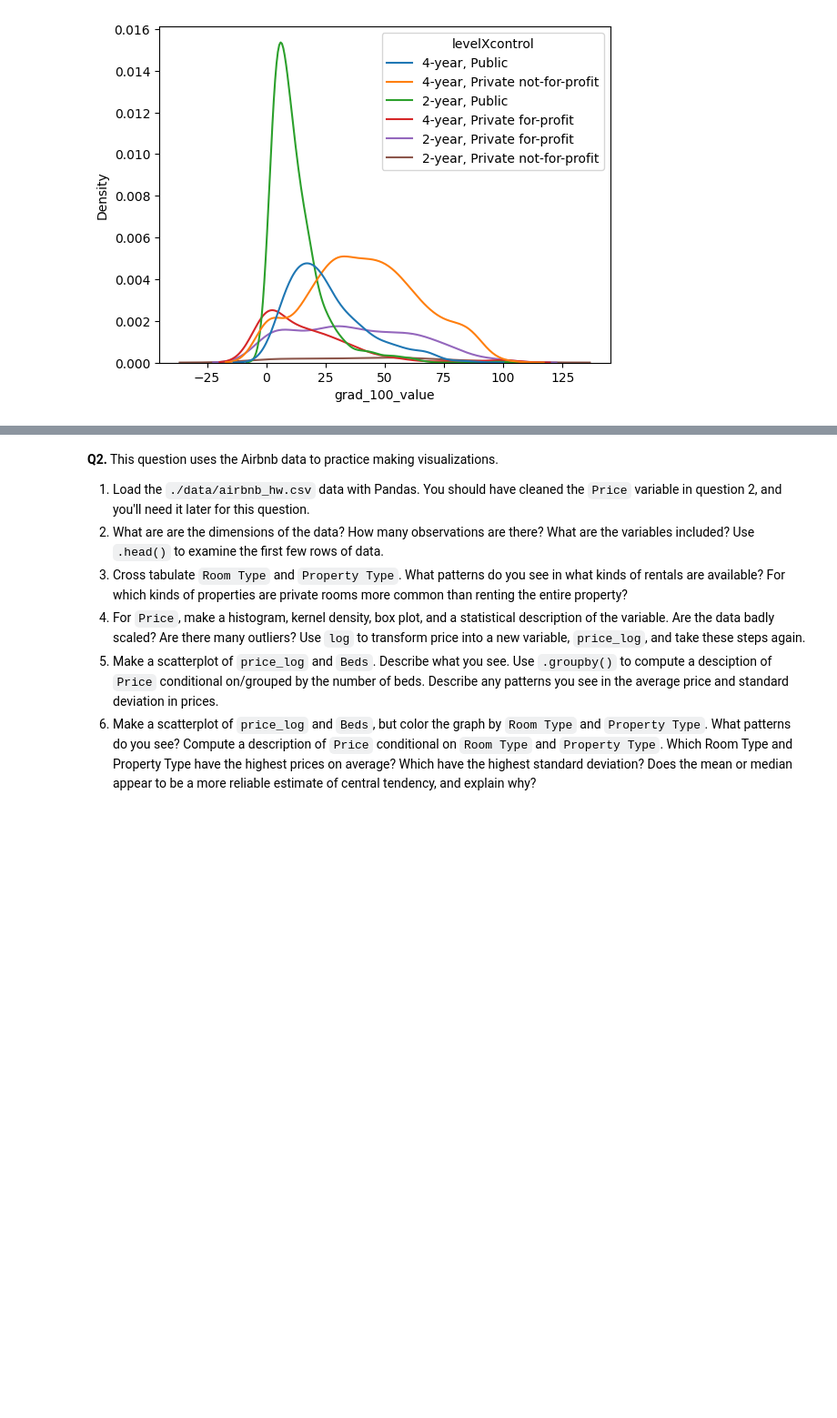
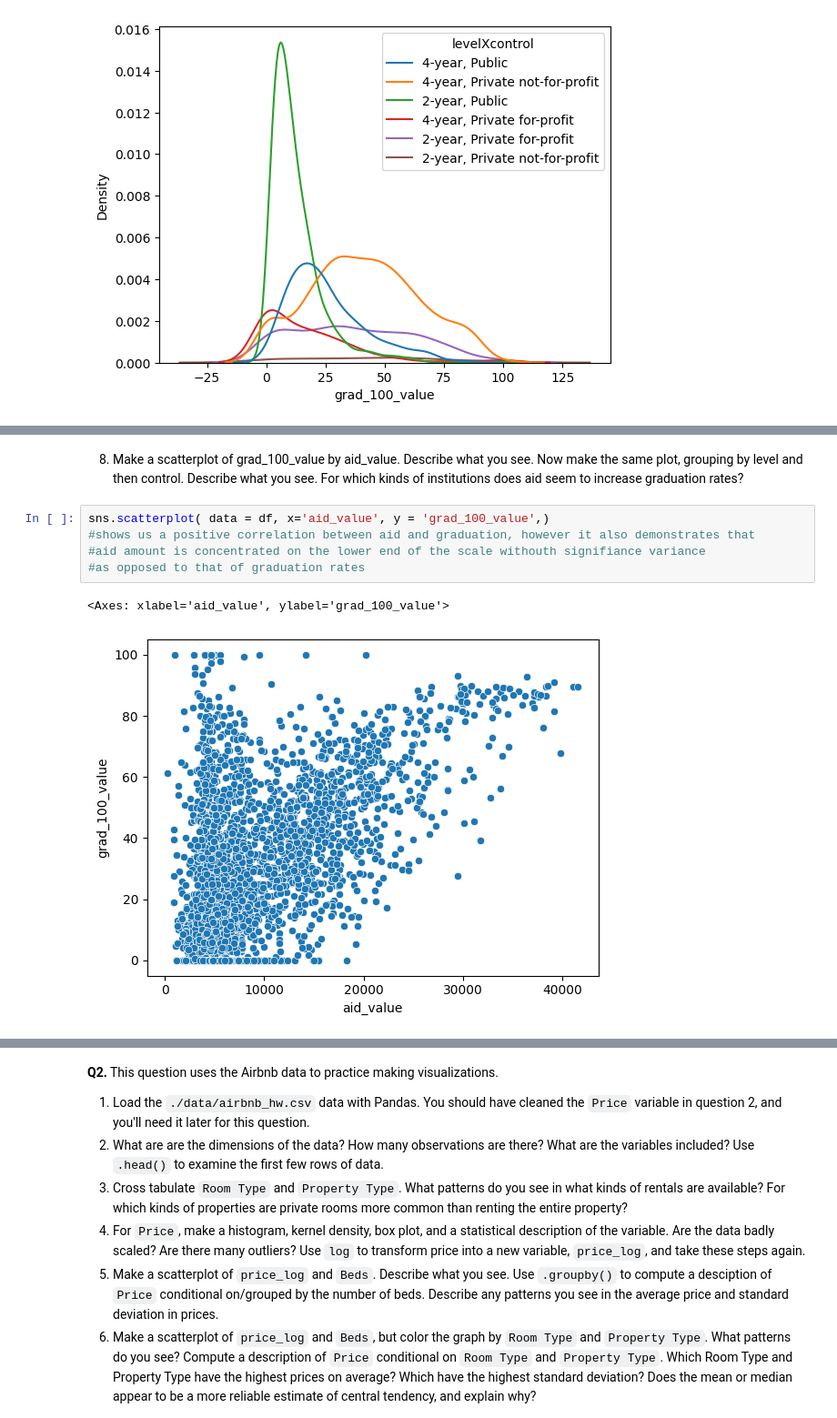
Before and after one commit to cwynne12/visualization, a Jupyter notebook: assignment/assignment.ipynb, the cells around one changed output, grey strips where cells are left out. Shown at 91% size. Saved outputs shown, nothing was run; the diff lists cells and outputs as text; blank space fills up the shorter version.

```diff
--- a/assignment/assignment.ipynb
+++ b/assignment/assignment.ipynb
@@ -157,0 +186,10 @@ df.loc[:, [years, status, grad]].groupby([years,status]).describe()
+# %% [markdown]
+8. Make a scatterplot of grad_100_value by aid_value. Describe what you see. Now make the same plot, grouping by level and then control. Describe what you see. For which kinds of institutions does aid seem to increase graduation rates?
+# %%
+sns.scatterplot( data = df, x='aid_value', y = 'grad_100_value',)
+#shows us a positive correlation between aid and graduation, however it also demonstrates that
+#aid amount is concentrated on the lower end of the scale withouth signifiance variance
+#as opposed to that of graduation rates
+# %% [output]
+<Axes: xlabel='aid_value', ylabel='grad_100_value'>
+[figure, added]
```
Also changed, not shown: parts of 8 cells of this notebook.
